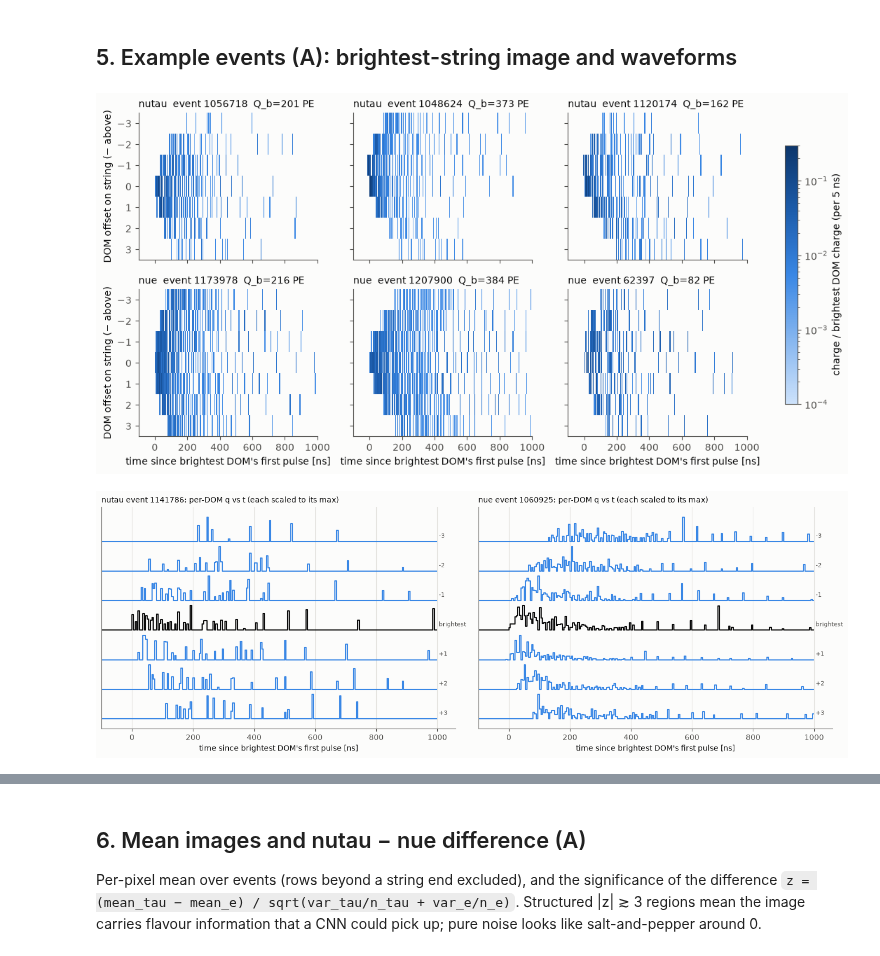
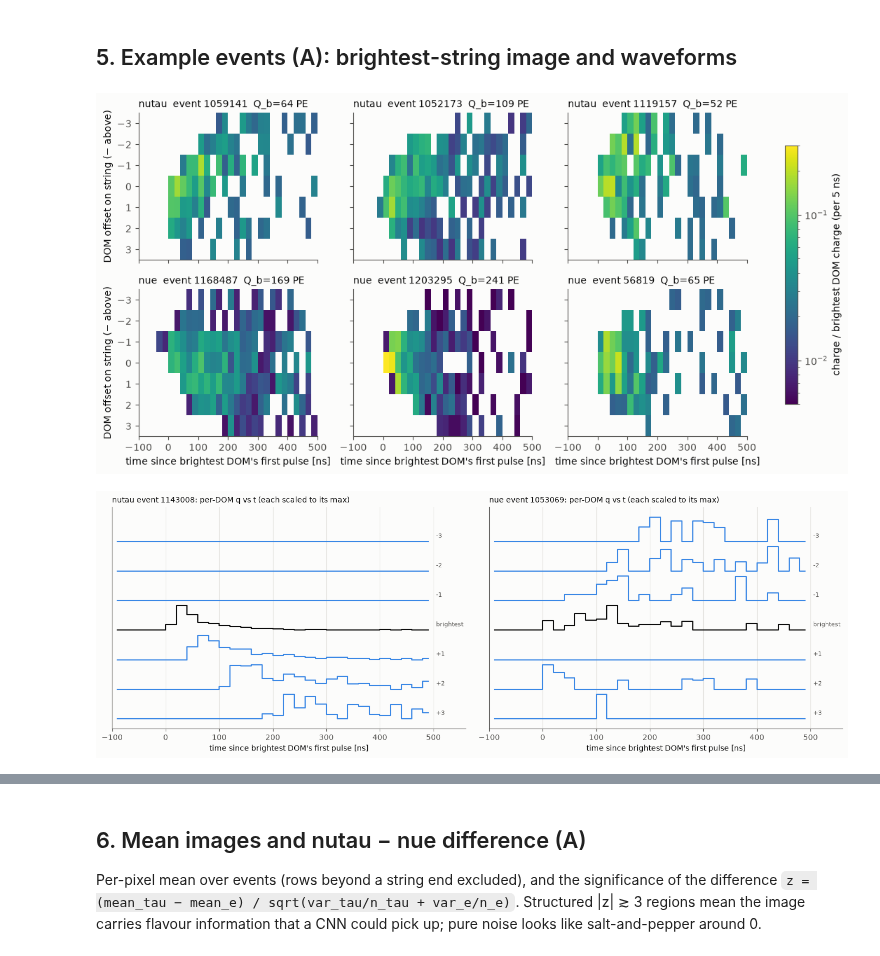
Before and after one commit to rishibbdb/Tau-Neutrino-Classification, a Jupyter notebook: notebooks/brightest-features-abc.ipynb, the cells around one changed output, grey strips where cells are left out. Cells and saved outputs as stored; diff of their text form; code cells hidden in the pictures.

```diff
--- a/notebooks/brightest-features-abc.ipynb
+++ b/notebooks/brightest-features-abc.ipynb
@@ -53,16 +53,20 @@ DBS = {  # flavour -> DB (20k-per-flavour random samples of the full 5 TeV Virgo
     "nutau": f"{ANA}/data/combined_nutau_5TeV_20k.db",
     "nue":   f"{ANA}/data/combined_nue_5TeV_20k.db",
 }
+# DBS = {  # flavour -> DB (20k-per-flavour random samples of the full 5 TeV Virgo sets)
+#     "nutau": f"{ANA}/data/combined_nutau_65TeV_virgo_test.db",
+#     "nue":   f"{ANA}/data/combined_nue_65TeV_virgo_test.db",
+# }
 LABEL = {"nutau": 1, "nue": 0}
-N_PER_FLAVOR = 400      # random events loaded per flavour (before kinematic matching)
+N_PER_FLAVOR = 1000      # random events loaded per flavour (before kinematic matching)
 SEED = 1
-CHARGE_THRESHOLD = 0.1   # train.py default
+CHARGE_THRESHOLD = 1   # train.py default
 MATCH_KINEMATICS = True  # subsample both flavours to the same (cos zenith, log10 primary energy) distribution
 MATCH_BINS = (10, 8)     # cos zenith bins, log10 E bins
 
 # A: brightest-string image
 N_SIDE = 3               # DOMs above/below the brightest DOM on its string
-T_LO, T_HI, DT_BIN = -100.0, 1000.0, 5.0  # ns relative to brightest DOM's first pulse (~11% of charge is after 500 ns)
+T_LO, T_HI, DT_BIN = -100.0, 500.0, 20.0  # ns relative to brightest DOM's first pulse (~11% of charge is after 500 ns)
 SEP_COARSEN = 4          # section 9 only: sum this many time bins (20 ns) to keep the tree model fast
 
 # B / C
@@ -400,8 +404,8 @@ fig.tight_layout(); plt.show()
 ## 5. Example events (A): brightest-string image and waveforms
 # %%
 def plot_image(ax, img, title):
-    im = ax.imshow(np.ma.masked_less_equal(img, 0), aspect="auto", extent=IMG_EXTENT, cmap=SEQ,
-                   norm=LogNorm(vmin=1e-4, vmax=0.3), interpolation="nearest")
+    im = ax.imshow(np.ma.masked_less_equal(img, 0), aspect="auto", extent=IMG_EXTENT, cmap='viridis',
+                   norm=LogNorm(vmin=5e-3, vmax=0.3), interpolation="nearest")
     ax.set_yticks(OFFSETS)
     ax.set_title(title, loc="left", fontsize=10)
     ax.grid(False)
@@ -418,32 +422,32 @@ for r, fl in enumerate(EVENTS):
 for ax in axes[-1]:
     ax.set_xlabel("time since brightest DOM's first pulse [ns]")
 for ax in axes[:, 0]:
     ax.set_ylabel("DOM offset on string (− above)")
 fig.colorbar(im, ax=axes, label="charge / brightest DOM charge (per 5 ns)", shrink=0.8)
 plt.show()
 
 
 def plot_waveforms(ax, img, exists, title):
     """Stacked q-vs-t traces of the 7 DOMs (each normalised to its own max), top = above."""
     for k, o in enumerate(OFFSETS):
         if not exists[k]:
             continue
         w = img[k] / img[k].max() if img[k].max() > 0 else img[k]
         base = -k * 1.2
         ax.step(BIN_CENTERS, w * 1.0 + base, where="mid", linewidth=1.5,
                 color=INK if o == 0 else "#3987e5")
         ax.text(T_HI + 5, base + 0.1, f"{o:+d}" if o else "brightest", fontsize=8, color=INK_2, va="bottom")
     ax.set_yticks([])
     ax.set_xlim(T_LO, T_HI + 60)
     ax.set_title(title, loc="left", fontsize=10)
 
 
 fig, axes = plt.subplots(1, 2, figsize=(14, 5), sharey=True)
 for ax, fl in zip(axes, EVENTS):
     i = rng.integers(len(EVENTS[fl]))
     plot_waveforms(ax, IMGS[fl][i], EXISTS[fl][i], f"{fl} event {EVENTS[fl][i]['event_no']}: per-DOM q vs t (each scaled to its max)")
     ax.set_xlabel("time since brightest DOM's first pulse [ns]")
 fig.tight_layout(); plt.show()
 # %% [output]
-[figure, old version]
+[figure, new version]
-[figure, old version]
+[figure, new version]
```
Also changed, not shown: parts of 17 cells of this notebook, 59 other files.
